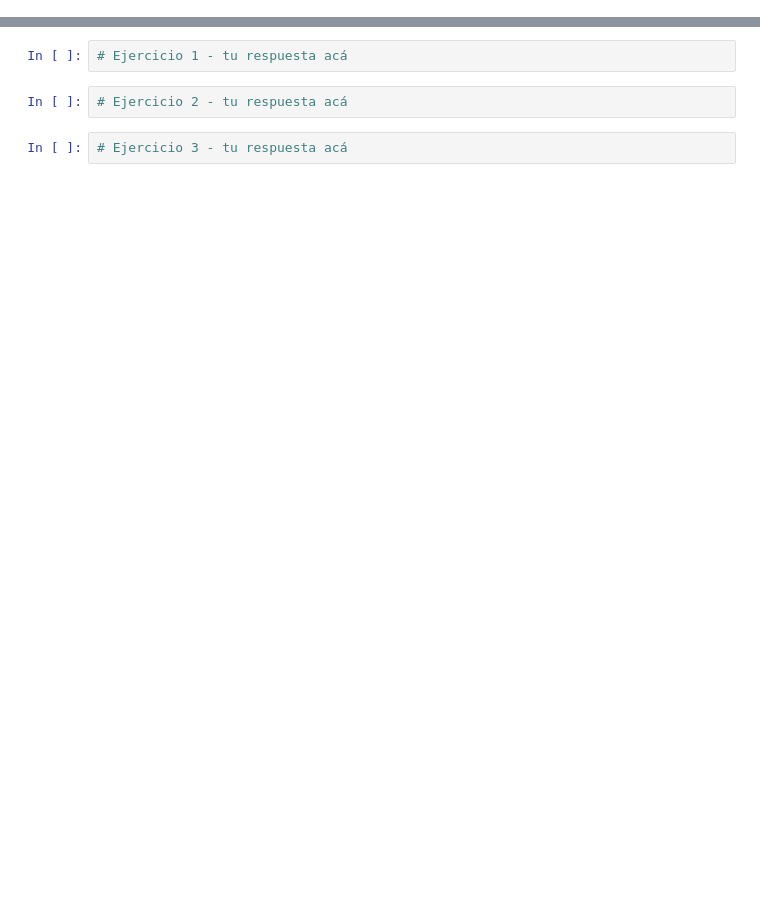
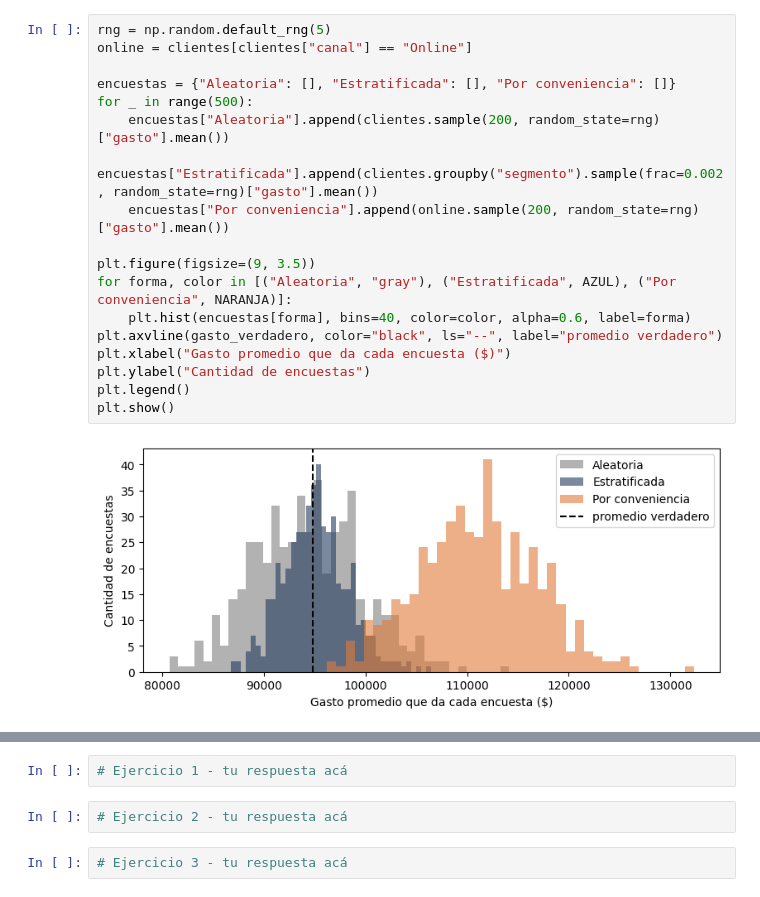
Before and after one commit to Datso653/Laboratorio-de-metodos-Cuantitativos-Aplicados-a-la-gestion, a Jupyter notebook: notebooks/19_Simulacion_de_datos_y_muestreo.ipynb, the cells around one changed output, grey strips where cells are left out. Saved outputs shown, nothing was run; the diff lists cells and outputs as text; blank space fills up the shorter version.

```diff
--- a/notebooks/19_Simulacion_de_datos_y_muestreo.ipynb
+++ b/notebooks/19_Simulacion_de_datos_y_muestreo.ipynb
@@ -618,0 +148,20 @@ Verificalo: sacá 1.000 muestras de ese tamaño y contá en qué porcentaje de e
+# %%
+rng = np.random.default_rng(5)
+online = clientes[clientes["canal"] == "Online"]
+
+encuestas = {"Aleatoria": [], "Estratificada": [], "Por conveniencia": []}
+for _ in range(500):
+    encuestas["Aleatoria"].append(clientes.sample(200, random_state=rng)["gasto"].mean())
+    encuestas["Estratificada"].append(clientes.groupby("segmento").sample(frac=0.002, random_state=rng)["gasto"].mean())
+    encuestas["Por conveniencia"].append(online.sample(200, random_state=rng)["gasto"].mean())
+
+plt.figure(figsize=(9, 3.5))
+for forma, color in [("Aleatoria", "gray"), ("Estratificada", AZUL), ("Por conveniencia", NARANJA)]:
+    plt.hist(encuestas[forma], bins=40, color=color, alpha=0.6, label=forma)
+plt.axvline(gasto_verdadero, color="black", ls="--", label="promedio verdadero")
+plt.xlabel("Gasto promedio que da cada encuesta ($)")
+plt.ylabel("Cantidad de encuestas")
+plt.legend()
+plt.show()
+# %% [output]
+[figure, added]
```
Also changed, not shown: parts of 90 cells of this notebook, 4 other files.
